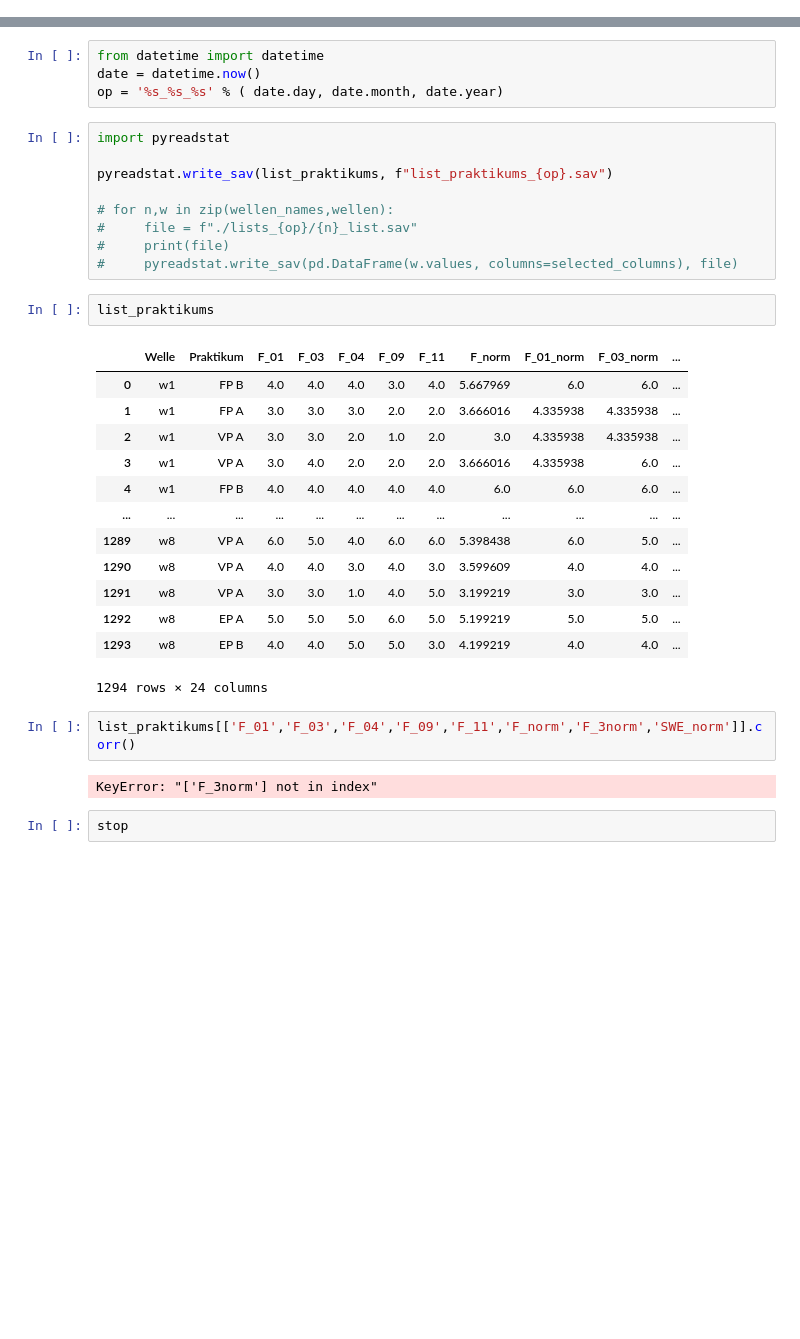
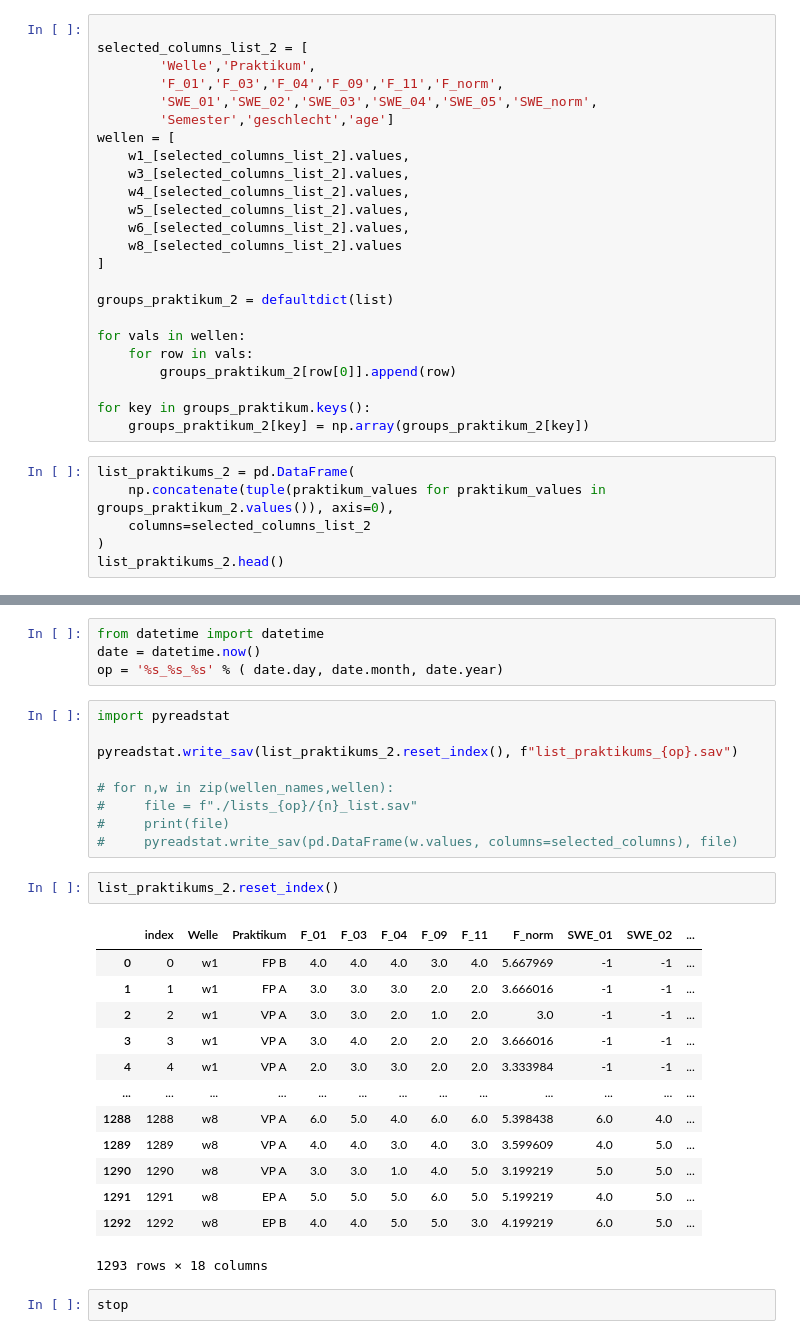
Before and after one commit to annaromankiewicz/masterarbeit, a Jupyter notebook: Analysis.ipynb, the cells around one changed output, grey strips where cells are left out. Drawn from its saved outputs; the diff is of its cells as text; blank space fills up the shorter version.

```diff
--- a/Analysis.ipynb
+++ b/Analysis.ipynb
@@ -503,0 +499,30 @@ list_praktikums.head()
+# %%
+
+selected_columns_list_2 = [
+        'Welle','Praktikum',
+        'F_01','F_03','F_04','F_09','F_11','F_norm',
+        'SWE_01','SWE_02','SWE_03','SWE_04','SWE_05','SWE_norm',
+        'Semester','geschlecht','age']
+wellen = [
+    w1_[selected_columns_list_2].values,
+    w3_[selected_columns_list_2].values,
+    w4_[selected_columns_list_2].values,
+    w5_[selected_columns_list_2].values,
+    w6_[selected_columns_list_2].values,
+    w8_[selected_columns_list_2].values
+]
+
+groups_praktikum_2 = defaultdict(list)
+
+for vals in wellen:
+    for row in vals:
+        groups_praktikum_2[row[0]].append(row)
+
+for key in groups_praktikum.keys():
+    groups_praktikum_2[key] = np.array(groups_praktikum_2[key])
+# %%
+list_praktikums_2 = pd.DataFrame(
+    np.concatenate(tuple(praktikum_values for praktikum_values in groups_praktikum_2.values()), axis=0),
+    columns=selected_columns_list_2
+)
+list_praktikums_2.head()
@@ -550,32 +582,28 @@ op = '%s_%s_%s' % ( date.day, date.month, date.year)
 # %%
 import pyreadstat
 
-pyreadstat.write_sav(list_praktikums, f"list_praktikums_{op}.sav")
+pyreadstat.write_sav(list_praktikums_2.reset_index(), f"list_praktikums_{op}.sav")
 
 # for n,w in zip(wellen_names,wellen):
 #     file = f"./lists_{op}/{n}_list.sav"
 #     print(file)
 #     pyreadstat.write_sav(pd.DataFrame(w.values, columns=selected_columns), file)
-# %%
-list_praktikums
-# %% [output]
-|  | Welle | Praktikum | F_01 | F_03 | F_04 | F_09 | F_11 | F_norm | F_01_norm | F_03_norm | ... |
-| 0 | w1 | FP B | 4.0 | 4.0 | 4.0 | 3.0 | 4.0 | 5.667969 | 6.0 | 6.0 | ... |
-| 1 | w1 | FP A | 3.0 | 3.0 | 3.0 | 2.0 | 2.0 | 3.666016 | 4.335938 | 4.335938 | ... |
-| 2 | w1 | VP A | 3.0 | 3.0 | 2.0 | 1.0 | 2.0 | 3.0 | 4.335938 | 4.335938 | ... |
-| 3 | w1 | VP A | 3.0 | 4.0 | 2.0 | 2.0 | 2.0 | 3.666016 | 4.335938 | 6.0 | ... |
-| 4 | w1 | FP B | 4.0 | 4.0 | 4.0 | 4.0 | 4.0 | 6.0 | 6.0 | 6.0 | ... |
-| ... | ... | ... | ... | ... | ... | ... | ... | ... | ... | ... | ... |
-| 1289 | w8 | VP A | 6.0 | 5.0 | 4.0 | 6.0 | 6.0 | 5.398438 | 6.0 | 5.0 | ... |
-| 1290 | w8 | VP A | 4.0 | 4.0 | 3.0 | 4.0 | 3.0 | 3.599609 | 4.0 | 4.0 | ... |
-| 1291 | w8 | VP A | 3.0 | 3.0 | 1.0 | 4.0 | 5.0 | 3.199219 | 3.0 | 3.0 | ... |
-| 1292 | w8 | EP A | 5.0 | 5.0 | 5.0 | 6.0 | 5.0 | 5.199219 | 5.0 | 5.0 | ... |
-| 1293 | w8 | EP B | 4.0 | 4.0 | 5.0 | 5.0 | 3.0 | 4.199219 | 4.0 | 4.0 | ... |
-1294 rows × 24 columns
-# %%
-list_praktikums[['F_01','F_03','F_04','F_09','F_11','F_norm','F_3norm','SWE_norm']].corr()
-# %% [output]
-KeyError: "['F_3norm'] not in index"
+# %%
+list_praktikums_2.reset_index()
+# %% [output]
+|  | index | Welle | Praktikum | F_01 | F_03 | F_04 | F_09 | F_11 | F_norm | SWE_01 | SWE_02 | ... |
+| 0 | 0 | w1 | FP B | 4.0 | 4.0 | 4.0 | 3.0 | 4.0 | 5.667969 | -1 | -1 | ... |
+| 1 | 1 | w1 | FP A | 3.0 | 3.0 | 3.0 | 2.0 | 2.0 | 3.666016 | -1 | -1 | ... |
+| 2 | 2 | w1 | VP A | 3.0 | 3.0 | 2.0 | 1.0 | 2.0 | 3.0 | -1 | -1 | ... |
+| 3 | 3 | w1 | VP A | 3.0 | 4.0 | 2.0 | 2.0 | 2.0 | 3.666016 | -1 | -1 | ... |
+| 4 | 4 | w1 | VP A | 2.0 | 3.0 | 3.0 | 2.0 | 2.0 | 3.333984 | -1 | -1 | ... |
+| ... | ... | ... | ... | ... | ... | ... | ... | ... | ... | ... | ... | ... |
+| 1288 | 1288 | w8 | VP A | 6.0 | 5.0 | 4.0 | 6.0 | 6.0 | 5.398438 | 6.0 | 4.0 | ... |
+| 1289 | 1289 | w8 | VP A | 4.0 | 4.0 | 3.0 | 4.0 | 3.0 | 3.599609 | 4.0 | 5.0 | ... |
+| 1290 | 1290 | w8 | VP A | 3.0 | 3.0 | 1.0 | 4.0 | 5.0 | 3.199219 | 5.0 | 5.0 | ... |
+| 1291 | 1291 | w8 | EP A | 5.0 | 5.0 | 5.0 | 6.0 | 5.0 | 5.199219 | 4.0 | 5.0 | ... |
+| 1292 | 1292 | w8 | EP B | 4.0 | 4.0 | 5.0 | 5.0 | 3.0 | 4.199219 | 6.0 | 5.0 | ... |
+1293 rows × 18 columns
 # %%
 stop
 # %% [output]
```
Also changed, not shown: parts of 15 cells of this notebook, 1 other file.
